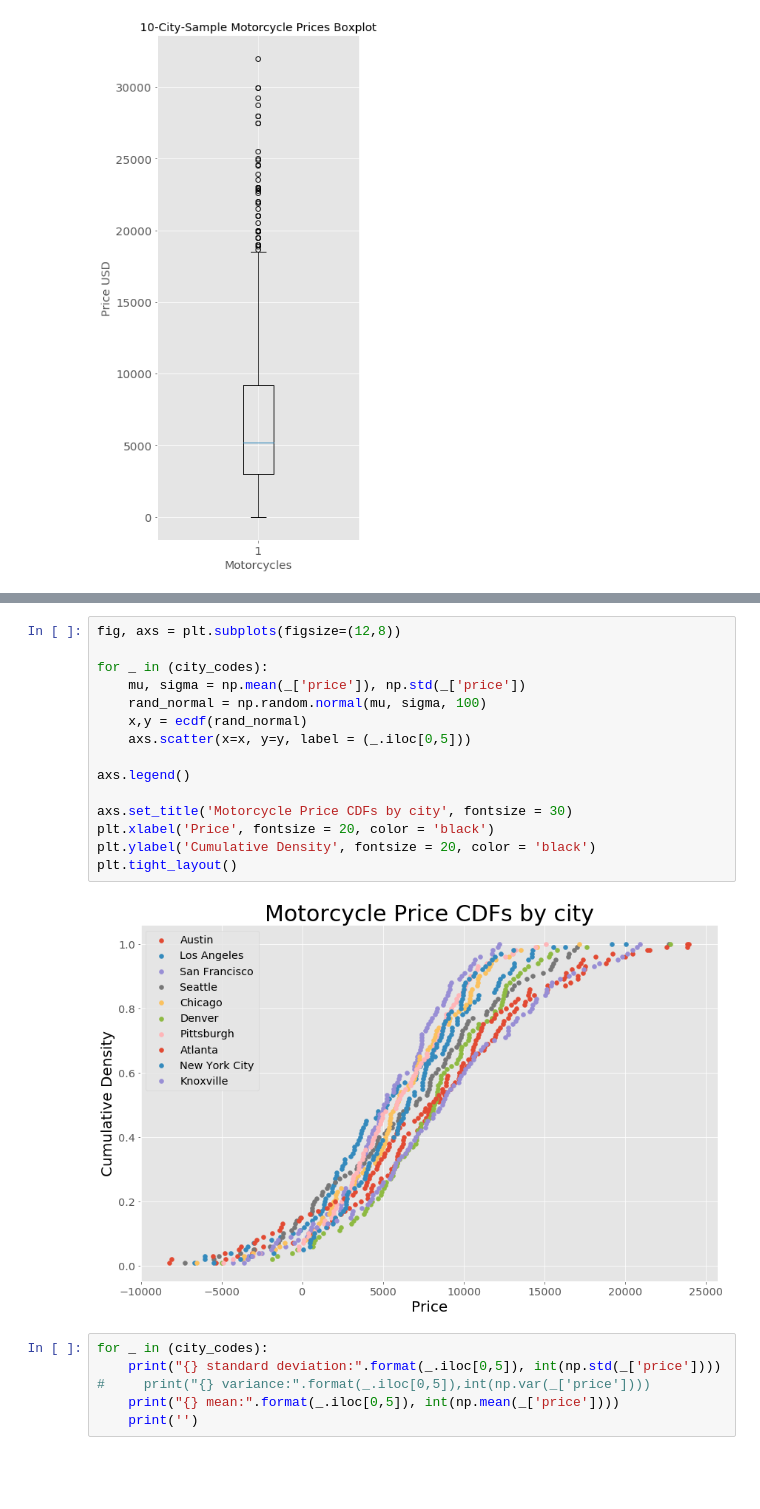
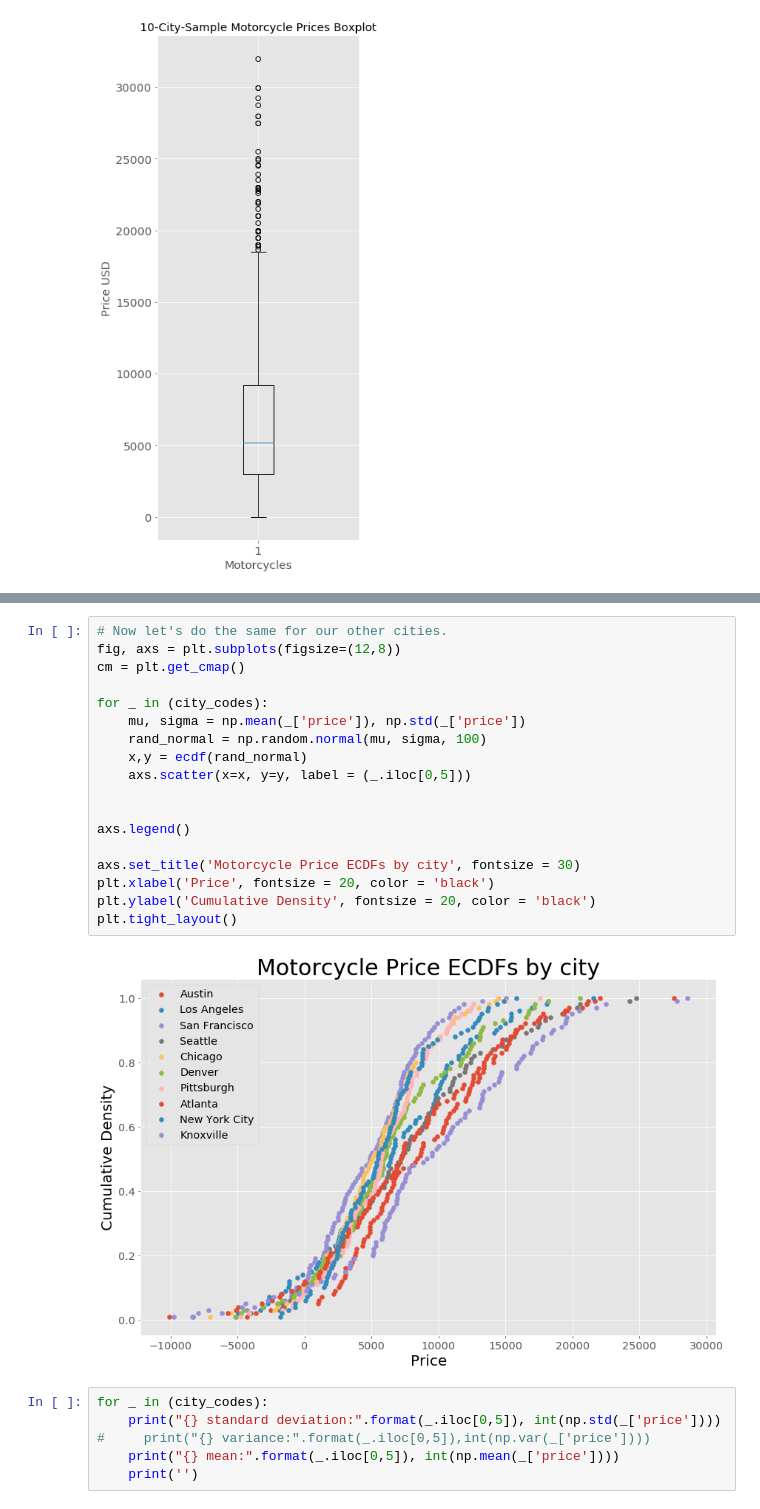
Before and after one commit to GrilledJeez/Testing-for-Difference-in-Craigslist-Markets, a Jupyter notebook: craigslist_scraper.ipynb, the cells around one changed output, grey strips where cells are left out. Saved outputs shown, nothing was run; the diff lists cells and outputs as text; blank space fills up the shorter version.

```diff
--- a/craigslist_scraper.ipynb
+++ b/craigslist_scraper.ipynb
@@ -1318,20 +1330,23 @@ Text(0, 0.5, 'Cumulative Density')
 # %%
+# Now let's do the same for our other cities.
 fig, axs = plt.subplots(figsize=(12,8))
+cm = plt.get_cmap()
 
 for _ in (city_codes):
     mu, sigma = np.mean(_['price']), np.std(_['price'])
     rand_normal = np.random.normal(mu, sigma, 100)
     x,y = ecdf(rand_normal)
     axs.scatter(x=x, y=y, label = (_.iloc[0,5]))
 
+
 axs.legend()
 
-axs.set_title('Motorcycle Price CDFs by city', fontsize = 30)
+axs.set_title('Motorcycle Price ECDFs by city', fontsize = 30)
 plt.xlabel('Price', fontsize = 20, color = 'black')
 plt.ylabel('Cumulative Density', fontsize = 20, color = 'black')
 plt.tight_layout()
 # %% [output]
-[figure, old version]
+[figure, new version]
 # %%
 for _ in (city_codes):
     print("{} standard deviation:".format(_.iloc[0,5]), int(np.std(_['price'])))
```
Also changed, not shown: parts of 14 cells of this notebook.
